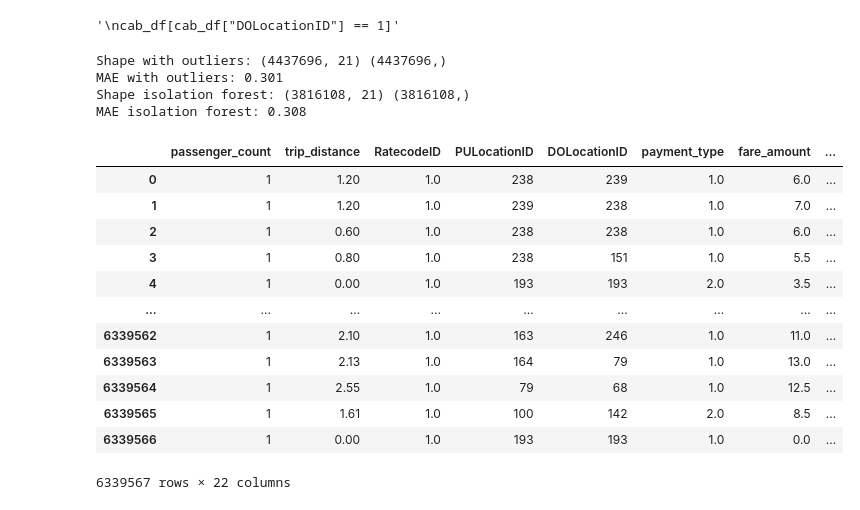
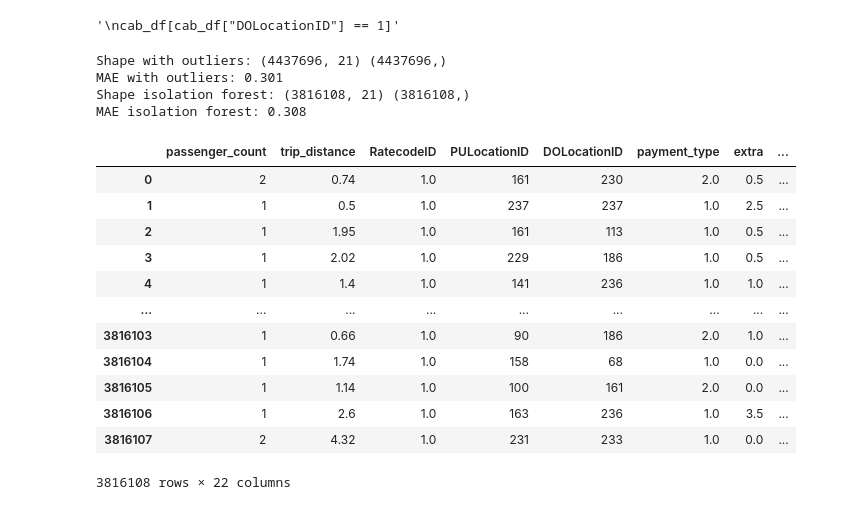
Before and after one commit to SepehrRad/pds21, a Jupyter notebook: notebooks/PDS_Project.ipynb, the cells around one changed output. Cells and saved outputs as stored; diff of their text form; code cells hidden in the pictures.

Commit message:
add a dataframe return to the cleaning function

```diff
--- a/notebooks/PDS_Project.ipynb
+++ b/notebooks/PDS_Project.ipynb
@@ -76,11 +77,3 @@ joined_gdf.set_index("OBJECTID")
 | 262 | 0.049064 | 0.000122 | Yorkville East | 262 | Manhattan | MULTIPOLYGON (((999804.795 224498... | Manhattan | Yorkville East | Yellow Zone |
 | 263 | 0.037017 | 0.000066 | Yorkville West | 263 | Manhattan | POLYGON ((997493.323 220912.386, ... | Manhattan | Yorkville West | Yellow Zone |
 263 rows × 9 columns
-# %%
-"""cab_df = yellowcab.cleaning.get_date_components(cab_df)
-joined_gdf = yellowcab.cleaning.get_position(joined_gdf)
-cab_df = yellowcab.cleaning.to_int(cab_df)
-cab_df = yellowcab.cleaning.get_duration(cab_df)
-cab_df = yellowcab.cleaning.is_weekend(cab_df)
-cab_df = yellowcab.cleaning.remove_outliers(cab_df)
-cab_df"""
@@ -113,23 +104,23 @@ cab_df[cab_df["DOLocationID"] == 1]"""
 # %% [output]
 '\ncab_df[cab_df["DOLocationID"] == 1]'
 # %%
-%timeit
-yellowcab.cleaning.clean_dataset(cab_df, "fare_amount")
+x = yellowcab.cleaning.clean_dataset(cab_df, "fare_amount", "isolation")
+x
 # %% [output]
 Shape with outliers: (4437696, 21) (4437696,)
 MAE with outliers: 0.301
 Shape isolation forest: (3816108, 21) (3816108,)
 MAE isolation forest: 0.308
-|  | passenger_count | trip_distance | RatecodeID | PULocationID | DOLocationID | payment_type | fare_amount | ... |
-| 0 | 1 | 1.20 | 1.0 | 238 | 239 | 1.0 | 6.0 | ... |
-| 1 | 1 | 1.20 | 1.0 | 239 | 238 | 1.0 | 7.0 | ... |
-| 2 | 1 | 0.60 | 1.0 | 238 | 238 | 1.0 | 6.0 | ... |
-| 3 | 1 | 0.80 | 1.0 | 238 | 151 | 1.0 | 5.5 | ... |
-| 4 | 1 | 0.00 | 1.0 | 193 | 193 | 2.0 | 3.5 | ... |
+|  | passenger_count | trip_distance | RatecodeID | PULocationID | DOLocationID | payment_type | extra | ... |
+| 0 | 2 | 0.74 | 1.0 | 161 | 230 | 2.0 | 0.5 | ... |
+| 1 | 1 | 0.5 | 1.0 | 237 | 237 | 1.0 | 2.5 | ... |
+| 2 | 1 | 1.95 | 1.0 | 161 | 113 | 1.0 | 0.5 | ... |
+| 3 | 1 | 2.02 | 1.0 | 229 | 186 | 1.0 | 0.5 | ... |
+| 4 | 1 | 1.4 | 1.0 | 141 | 236 | 1.0 | 1.0 | ... |
 | ... | ... | ... | ... | ... | ... | ... | ... | ... |
-| 6339562 | 1 | 2.10 | 1.0 | 163 | 246 | 1.0 | 11.0 | ... |
-| 6339563 | 1 | 2.13 | 1.0 | 164 | 79 | 1.0 | 13.0 | ... |
-| 6339564 | 1 | 2.55 | 1.0 | 79 | 68 | 1.0 | 12.5 | ... |
-| 6339565 | 1 | 1.61 | 1.0 | 100 | 142 | 2.0 | 8.5 | ... |
-| 6339566 | 1 | 0.00 | 1.0 | 193 | 193 | 1.0 | 0.0 | ... |
+| 3816103 | 1 | 0.66 | 1.0 | 90 | 186 | 2.0 | 1.0 | ... |
+| 3816104 | 1 | 1.74 | 1.0 | 158 | 68 | 1.0 | 0.0 | ... |
+| 3816105 | 1 | 1.14 | 1.0 | 100 | 161 | 2.0 | 0.0 | ... |
+| 3816106 | 1 | 2.6 | 1.0 | 163 | 236 | 1.0 | 3.5 | ... |
+| 3816107 | 2 | 4.32 | 1.0 | 231 | 233 | 1.0 | 0.0 | ... |
-6339567 rows × 22 columns
+3816108 rows × 22 columns
```
Also changed, not shown: parts of 4 cells of this notebook, 1 other file.
